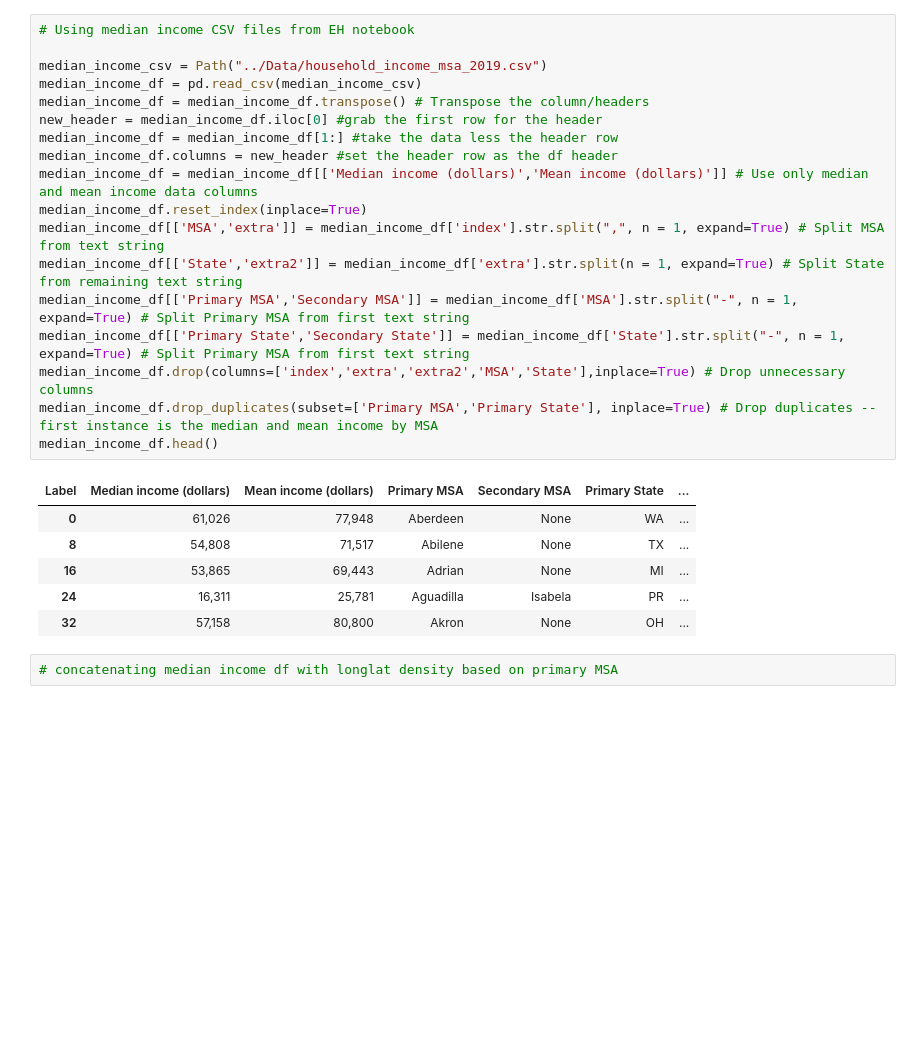
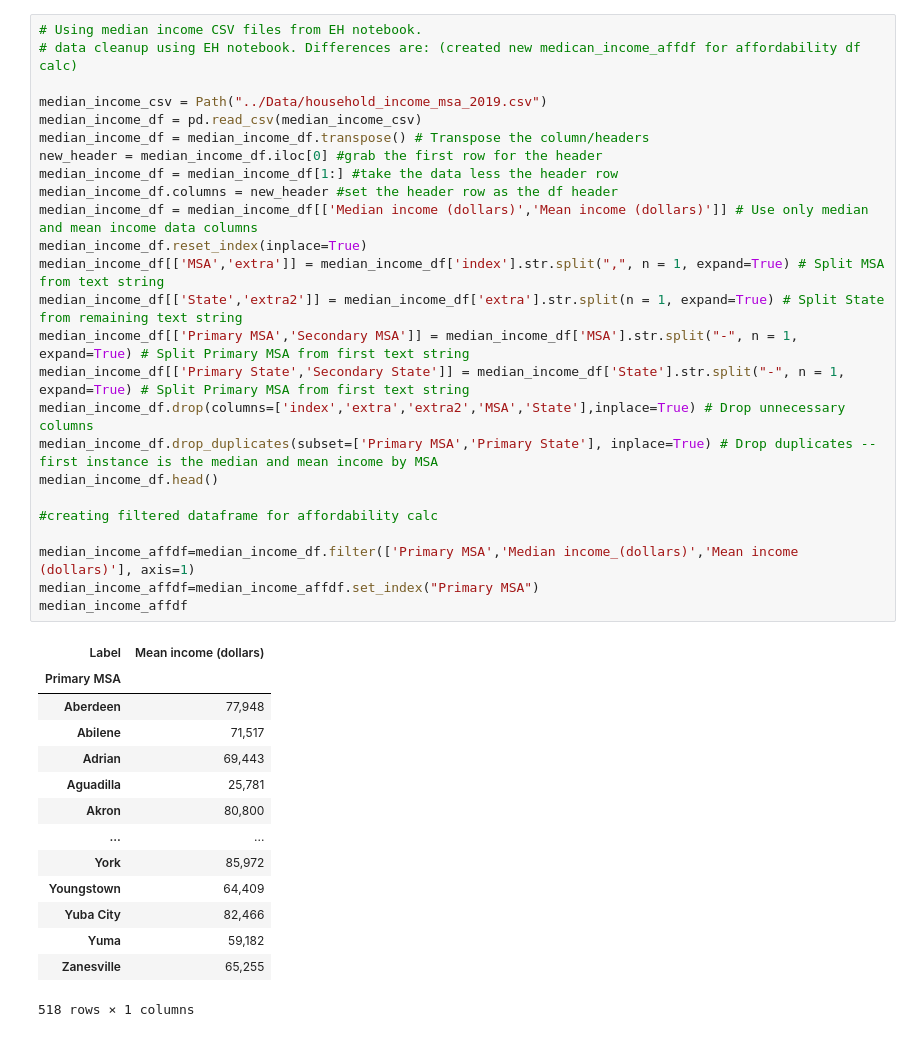
Before and after one commit to Luminous171/Project_1, a Jupyter notebook: Python_Files/Project_1_NC.ipynb, the cells around one changed output. Cells and saved outputs as stored; diff of their text form; blank space fills up the shorter version.

Commit message:
combining datasets for affordability calc

```diff
--- a/Python_Files/Project_1_NC.ipynb
+++ b/Python_Files/Project_1_NC.ipynb
@@ -37,27 +41,40 @@ longlatdensity_df
 # %%
-# Using median income CSV files from EH notebook
+# Using median income CSV files from EH notebook.
+# data cleanup using EH notebook. Differences are: (created new medican_income_affdf for affordability df calc)
 
 median_income_csv = Path("../Data/household_income_msa_2019.csv")
 median_income_df = pd.read_csv(median_income_csv)
 median_income_df = median_income_df.transpose() # Transpose the column/headers
 new_header = median_income_df.iloc[0] #grab the first row for the header
 median_income_df = median_income_df[1:] #take the data less the header row
 median_income_df.columns = new_header #set the header row as the df header
 median_income_df = median_income_df[['Median income (dollars)','Mean income (dollars)']] # Use only median and mean income data columns
 median_income_df.reset_index(inplace=True)
 median_income_df[['MSA','extra']] = median_income_df['index'].str.split(",", n = 1, expand=True) # Split MSA from text string
 median_income_df[['State','extra2']] = median_income_df['extra'].str.split(n = 1, expand=True) # Split State from remaining text string
 median_income_df[['Primary MSA','Secondary MSA']] = median_income_df['MSA'].str.split("-", n = 1, expand=True) # Split Primary MSA from first text string
 median_income_df[['Primary State','Secondary State']] = median_income_df['State'].str.split("-", n = 1, expand=True) # Split Primary MSA from first text string
 median_income_df.drop(columns=['index','extra','extra2','MSA','State'],inplace=True) # Drop unnecessary columns
 median_income_df.drop_duplicates(subset=['Primary MSA','Primary State'], inplace=True) # Drop duplicates -- first instance is the median and mean income by MSA
 median_income_df.head()
+
+#creating filtered dataframe for affordability calc
+
+median_income_affdf=median_income_df.filter(['Primary MSA','Median income_(dollars)','Mean income (dollars)'], axis=1)
+median_income_affdf=median_income_affdf.set_index("Primary MSA")
+median_income_affdf
 # %% [output]
-| Label | Median income (dollars) | Mean income (dollars) | Primary MSA | Secondary MSA | Primary State | ... |
-| 0 | 61,026 | 77,948 | Aberdeen | None | WA | ... |
-| 8 | 54,808 | 71,517 | Abilene | None | TX | ... |
-| 16 | 53,865 | 69,443 | Adrian | None | MI | ... |
-| 24 | 16,311 | 25,781 | Aguadilla | Isabela | PR | ... |
-| 32 | 57,158 | 80,800 | Akron | None | OH | ... |
+| Label | Mean income (dollars) |
+| Primary MSA |  |
+| Aberdeen | 77,948 |
+| Abilene | 71,517 |
+| Adrian | 69,443 |
+| Aguadilla | 25,781 |
+| Akron | 80,800 |
+| ... | ... |
+| York | 85,972 |
+| Youngstown | 64,409 |
+| Yuba City | 82,466 |
+| Yuma | 59,182 |
+| Zanesville | 65,255 |
+518 rows × 1 columns
-# %%
-# concatenating median income df with longlat density based on primary MSA
```
Also changed, not shown: parts of 5 cells of this notebook.
